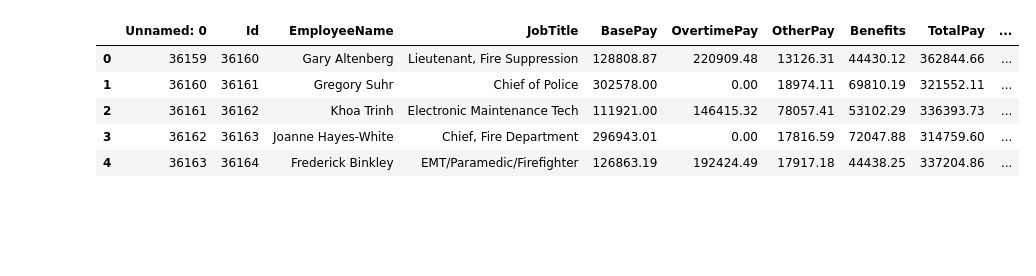
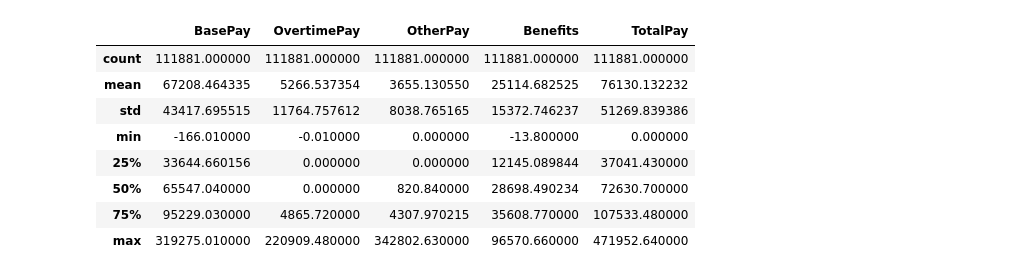
Before and after one commit to toyerovsky/salary_analysis, a Jupyter notebook: notebooks/basic_analysis.ipynb, the cells around one changed output. Cells and saved outputs as stored; diff of their text form; code cells hidden in the pictures; blank space fills up the shorter version.

Commit message:
Add first step of data cleaning

```diff
--- a/notebooks/basic_analysis.ipynb
+++ b/notebooks/basic_analysis.ipynb
@@ -1,13 +1,17 @@
 # %%
 import pandas as pd
 
-df = pd.DataFrame(pd.read_csv('../data/SanFrancisco_salary.csv'))
+df = pd.DataFrame(pd.read_csv('../data/SanFrancisco_salary_dirty.csv'),
+                  columns=['JobTitle', 'Department', 'BasePay', 'OvertimePay', 'OtherPay', 'Benefits', 'TotalPay'])
 
-df.head()
+df.describe()
 # %% [output]
-|  | Unnamed: 0 | Id | EmployeeName | JobTitle | BasePay | OvertimePay | OtherPay | Benefits | TotalPay | ... |
-| 0 | 36159 | 36160 | Gary Altenberg | Lieutenant, Fire Suppression | 128808.87 | 220909.48 | 13126.31 | 44430.12 | 362844.66 | ... |
-| 1 | 36160 | 36161 | Gregory Suhr | Chief of Police | 302578.00 | 0.00 | 18974.11 | 69810.19 | 321552.11 | ... |
-| 2 | 36161 | 36162 | Khoa Trinh | Electronic Maintenance Tech | 111921.00 | 146415.32 | 78057.41 | 53102.29 | 336393.73 | ... |
-| 3 | 36162 | 36163 | Joanne Hayes-White | Chief, Fire Department | 296943.01 | 0.00 | 17816.59 | 72047.88 | 314759.60 | ... |
-| 4 | 36163 | 36164 | Frederick Binkley | EMT/Paramedic/Firefighter | 126863.19 | 192424.49 | 17917.18 | 44438.25 | 337204.86 | ... |
+|  | BasePay | OvertimePay | OtherPay | Benefits | TotalPay |
+| count | 111881.000000 | 111881.000000 | 111881.000000 | 111881.000000 | 111881.000000 |
+| mean | 67208.464335 | 5266.537354 | 3655.130550 | 25114.682525 | 76130.132232 |
+| std | 43417.695515 | 11764.757612 | 8038.765165 | 15372.746237 | 51269.839386 |
+| min | -166.010000 | -0.010000 | 0.000000 | -13.800000 | 0.000000 |
+| 25% | 33644.660156 | 0.000000 | 0.000000 | 12145.089844 | 37041.430000 |
+| 50% | 65547.040000 | 0.000000 | 820.840000 | 28698.490234 | 72630.700000 |
+| 75% | 95229.030000 | 4865.720000 | 4307.970215 | 35608.770000 | 107533.480000 |
+| max | 319275.010000 | 220909.480000 | 342802.630000 | 96570.660000 | 471952.640000 |
```
Also changed, not shown: parts of 1 cell of this notebook, 1 other file.
